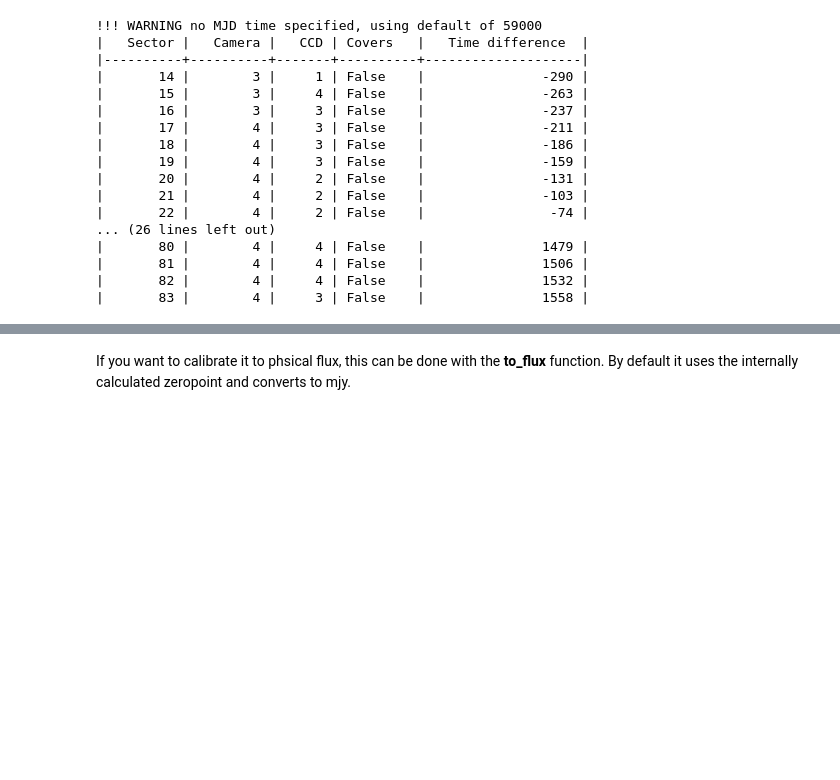
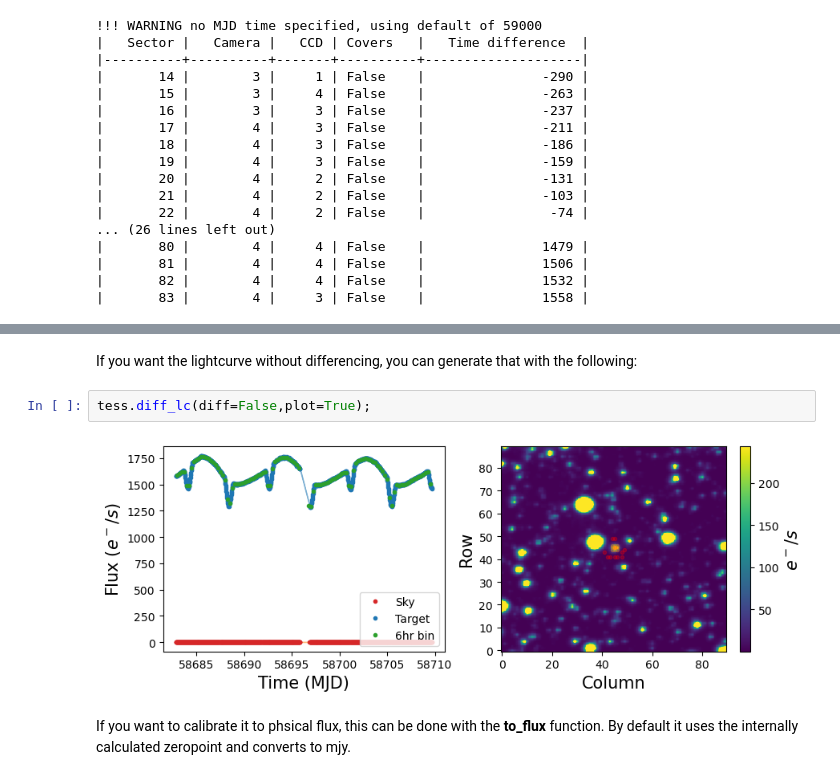
Before and after one commit to CheerfulUser/TESSreduce, a Jupyter notebook: examples/Var_example.ipynb, the cells around one changed output, grey strips where cells are left out. Saved outputs shown, nothing was run; the diff lists cells and outputs as text; blank space fills up the shorter version.

```diff
--- a/examples/Var_example.ipynb
+++ b/examples/Var_example.ipynb
@@ -58,3 +57,9 @@ Target is above -30 dec, calibrating to PS1 photometry.
+# %% [markdown]
+If you want the lightcurve without differencing, you can generate that with the following:
+# %%
+tess.diff_lc(diff=False,plot=True);
+# %% [output]
+[figure, added]
 # %% [markdown]
 If you want to calibrate it to phsical flux, this can be done with the **to_flux** function. By default it uses the internally calculated zeropoint and converts to mjy.
 # %%
```
Also changed, not shown: parts of 6 cells of this notebook, 2 other files.
